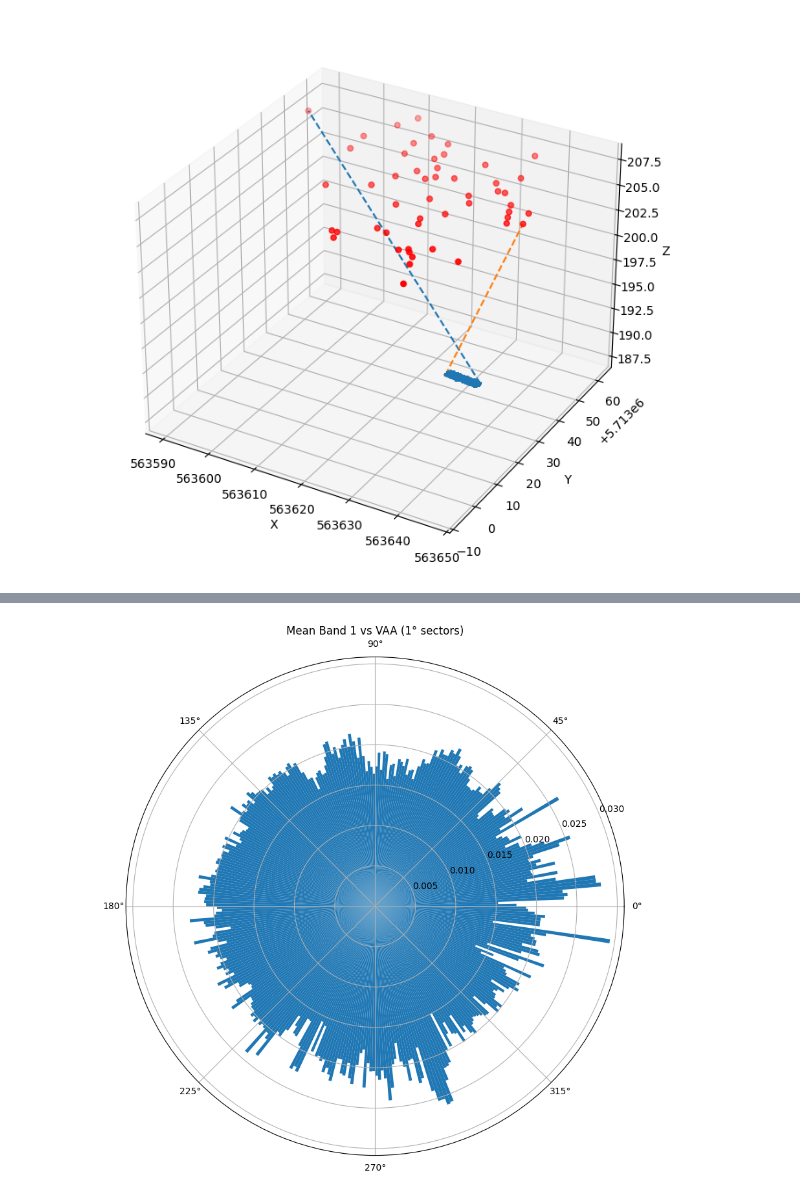
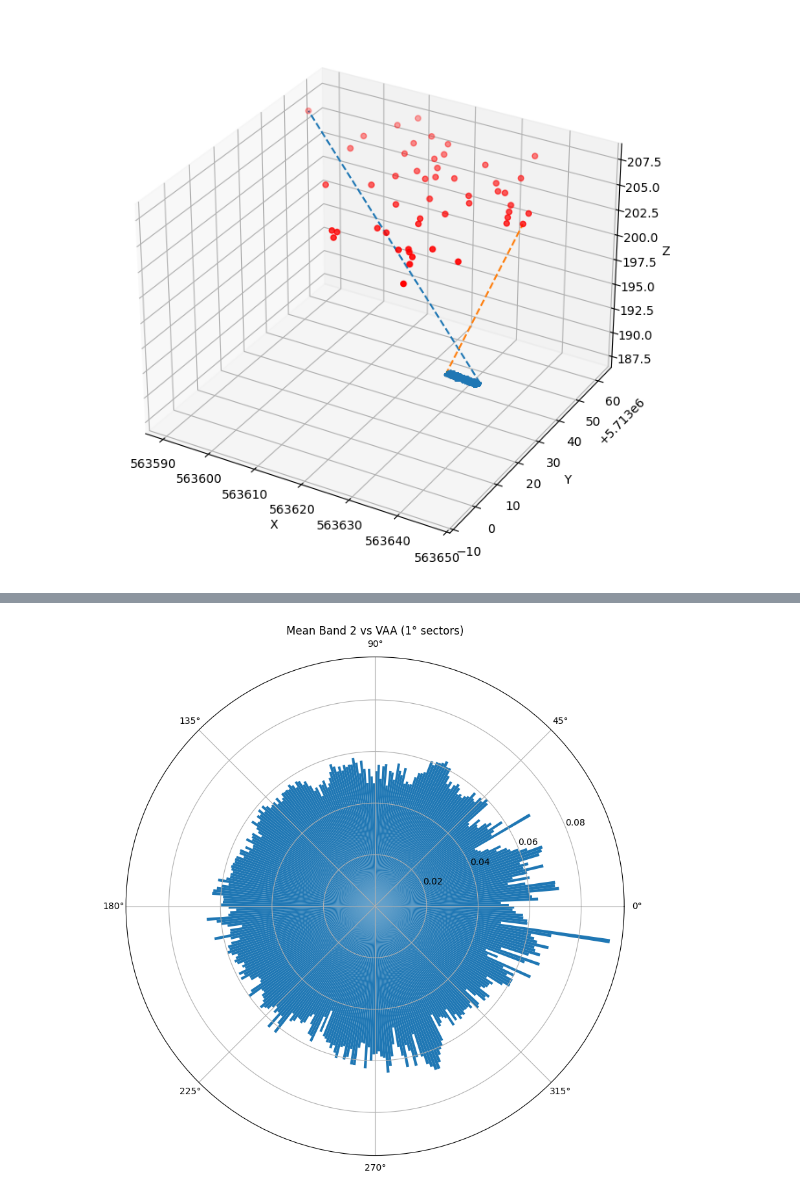
Before and after one commit to ReneHeim/proj_on_uav, a Jupyter notebook: plot_dataframes.ipynb, the cells around one changed output, grey strips where cells are left out. Cells and saved outputs as stored; diff of their text form; code cells hidden in the pictures.

```diff
--- a/plot_dataframes.ipynb
+++ b/plot_dataframes.ipynb
@@ -380,7 +380,7 @@ fig.show()
 
 vaa_groupimg = (
     df.group_by("vaa")
-    .agg(pl.col("band1").mean().alias("mean_band1"))
+    .agg(pl.col("band2").mean().alias("mean_band1"))
     .sort("vaa")
 )
 
@@ -402,25 +402,24 @@ plt.show()
 # %%
 import numpy as np, matplotlib.pyplot as plt
 
-SME =
 
 width = 1                                      # bin width [°]
 edges  = np.arange(0, 360 + width, width)
 centres = edges[:-1] + width/2
 bins = np.digitize(vaa_values, edges) - 1       # 0-based indices
 
 counts = np.bincount(bins, minlength=len(centres))
 sums   = np.bincount(bins, weights=band1_means, minlength=len(centres))
 mean_by_sector = np.where(counts > 0, sums / counts, 0)
 
 fig = plt.figure(figsize=(10, 10))
 ax  = fig.add_subplot(111, projection='polar')
 
 ax.bar(np.deg2rad(centres),
        mean_by_sector,
        width=np.deg2rad(width),
        align='center')
-ax.set_title('Mean Band 1 vs VAA (1° sectors)')
+ax.set_title('Mean Band 2 vs VAA (1° sectors)')
 plt.show()
 # %% [output]
-[figure, old version]
+[figure, new version]
```
Also changed, not shown: parts of 1 cell of this notebook.
